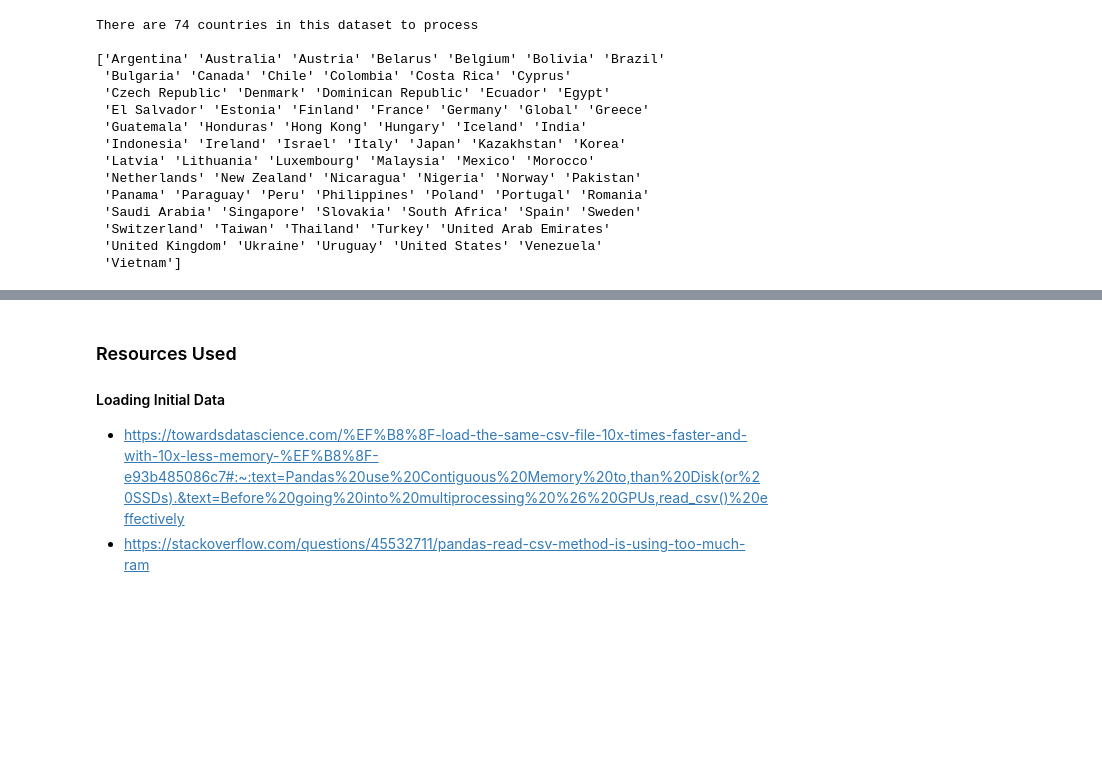
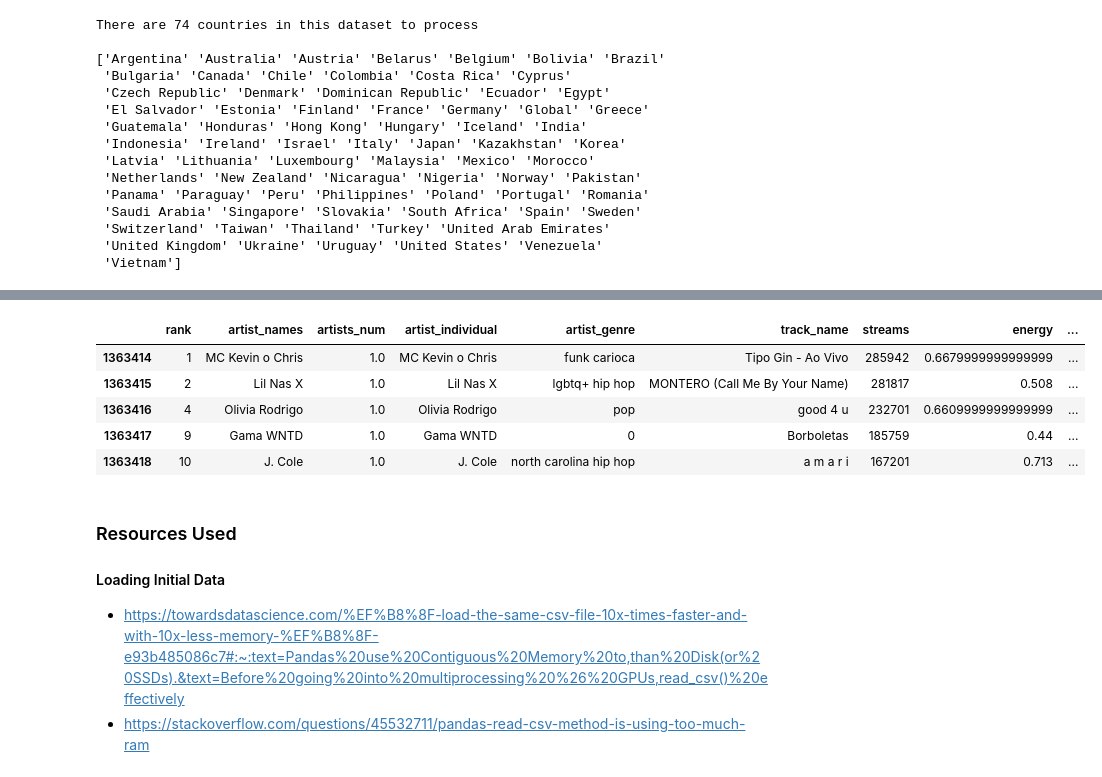
Before and after one commit to tbui00/ics438_final, a Jupyter notebook: final_report.ipynb, the cells around one changed output, grey strips where cells are left out. Saved outputs shown, nothing was run; the diff lists cells and outputs as text; code cells hidden in the pictures; blank space fills up the shorter version.

```diff
--- a/final_report.ipynb
+++ b/final_report.ipynb
@@ -125,3 +146,12 @@ categorizeCountry("Canada")
+# %%
+categorizeCountry("Portugal")
+# %% [output]
+|  | rank | artist_names | artists_num | artist_individual | artist_genre | track_name | streams | energy | ... |
+| 1363414 | 1 | MC Kevin o Chris | 1.0 | MC Kevin o Chris | funk carioca | Tipo Gin - Ao Vivo | 285942 | 0.6679999999999999 | ... |
+| 1363415 | 2 | Lil Nas X | 1.0 | Lil Nas X | lgbtq+ hip hop | MONTERO (Call Me By Your Name) | 281817 | 0.508 | ... |
+| 1363416 | 4 | Olivia Rodrigo | 1.0 | Olivia Rodrigo | pop | good 4 u | 232701 | 0.6609999999999999 | ... |
+| 1363417 | 9 | Gama WNTD | 1.0 | Gama WNTD | 0 | Borboletas | 185759 | 0.44 | ... |
+| 1363418 | 10 | J. Cole | 1.0 | J. Cole | north carolina hip hop | a m a r i | 167201 | 0.713 | ... |
 # %% [markdown]
 ### Resources Used
 
```
Also changed, not shown: parts of 4 cells of this notebook.
